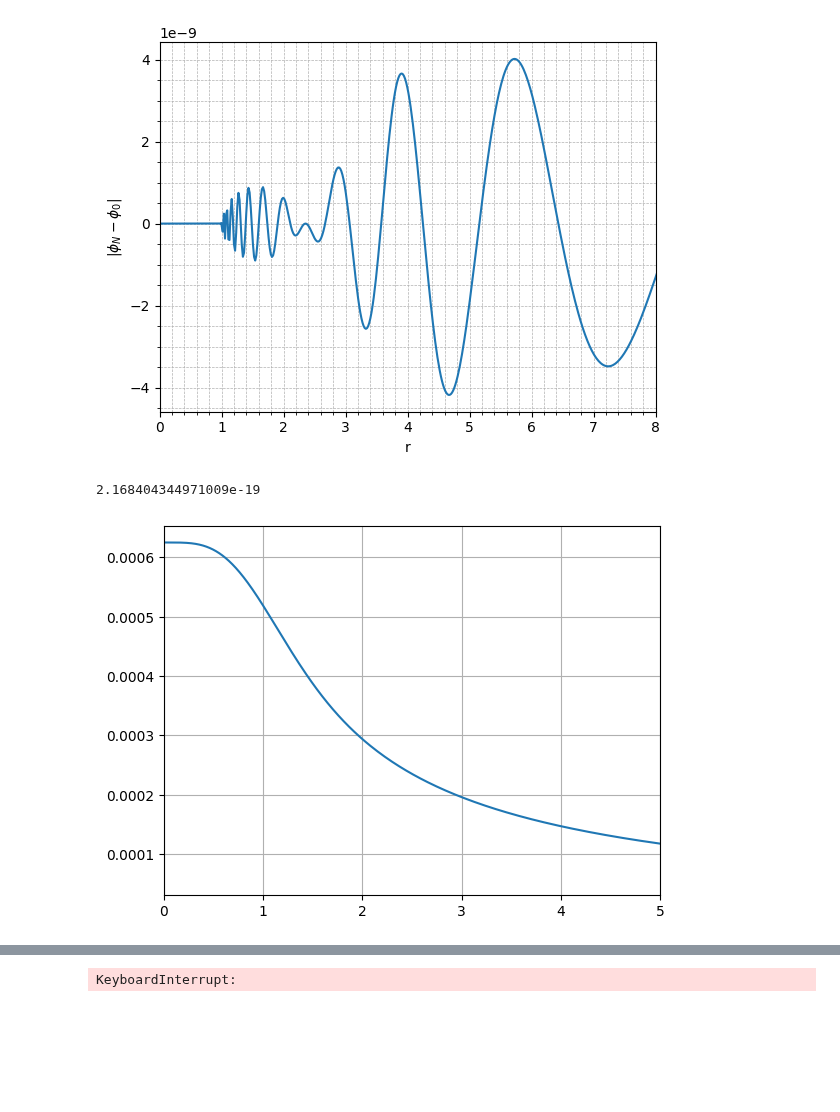
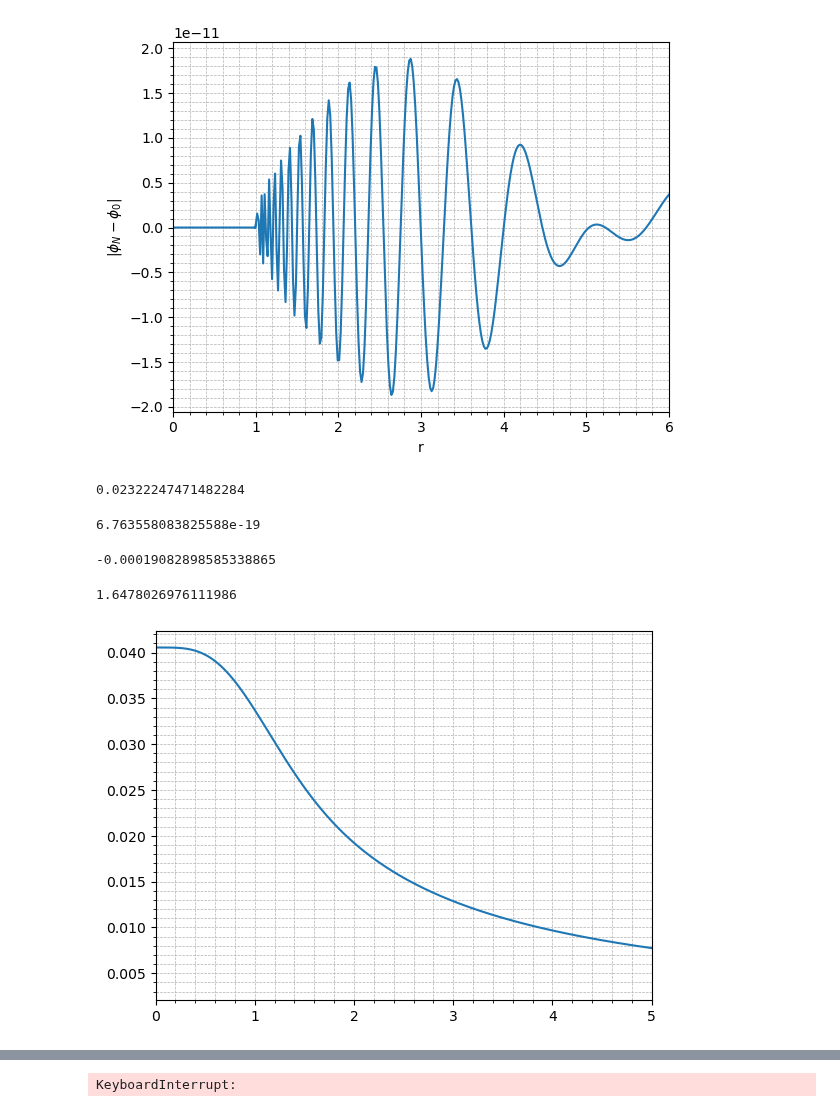
Before and after one commit to phmouras/Critical-Phenomena-in-gravitational-collapse-via-spectral-methods, a Jupyter notebook: MS_spherical_DD_construction.ipynb, the cells around one changed output, grey strips where cells are left out. Drawn from its saved outputs; the diff is of its cells as text; code cells hidden in the pictures; blank space fills up the shorter version.

```diff
--- a/MS_spherical_DD_construction.ipynb
+++ b/MS_spherical_DD_construction.ipynb
@@ -8,9 +6,9 @@ import math
 
 
 # Truncation ordem
-N1 = 30             # 1st domain [0, r0]
+N1 = 50             # 1st domain [0, r0]
 
-N2 = 30             # 2nd domain [r0, ∞)
+N2 = 50             # 2nd domain [r0, ∞)
 
 # Map parameter
 
@@ -216,7 +214,7 @@ for i in range(2, 2*N1+3):
   rTB1_r0[i] = 2*r01*rTB1_r0[i-1] + 2*TB1_r0[i-1] - rTB1_r0[i-2]
 #  rTB1_r0[i] = r0_col*colTB1_r0[i]
 
-rTB1_r0_pair = rTB1_r0[0:2*N1+1:2]     # Verified
+rTB1_r0_pair = rTB1_r0[0:2*N1+1:2]     # Verifi}ed
 
 #blargh0 = max(rTB1_r0_pair_tst)
 
@@ -274,7 +292,7 @@ R0 = 0
 
 sigma = 1
 
-A0 = 0.05
+A0 = 0.4       #  0.6  -> disperse ;  # 0.7 -> colapse
 
 #r = np.concatenate((r_short,[0,0]))
 
@@ -374,15 +420,19 @@ plt.show()
 # %%
 erro = Phi_init0 - Phiplot
 
 plt.plot(rplot, erro)
 plt.xlabel('r')
-plt.xlim(0,8)
+plt.xlim(0,6)
 plt.ylabel(r"$|\phi_N - \phi_0|$")
 plt.grid(which='both', linestyle='--', linewidth=0.5)
 plt.minorticks_on()
 plt.show()
 # %% [output]
-[figure, old version]
+[figure, new version]
+# %%
+0.02322247471482284
+# %% [output]
+0.02322247471482284
 # %%
 
 Pi_0 = np.zeros(N1+N2+2)
@@ -403,7 +453,7 @@ rSB1_init = 1/2*(rTB1[2:2*N1+2:2,:] + rTB1_pair[0:N1,:])
 SB1_r0 = 1/2*(TB1_r0[2:2*N1+2:2] - TB1_r0_pair[0:N1])
 rSB1_r0 = 1/2*(rTB1_r0[2:2*N1+2:2] - rTB1_r0_pair[0:N1])
 
-psi_cc = np.hstack((TB1_r0_pair, - SB2_r0))         # psi_1(r0) - psi_2(r0) => phi_1(r0) - phi_2(r0)
+rchi_cc = np.hstack((rTB1_r0_pair, - rSB2_r0))         # psi_1(r0) - psi_2(r0) => phi_1(r0) - phi_2(r0)
 
 SB1_1 = np.zeros((N1, N1+N2))
 SB1_1[:, 0:N1] = SB1_init
@@ -440,18 +490,20 @@ rSB1 = np.vstack((rSB1_1, rSB1_2))
 
 # Initial data for Chi
 c0 = np.zeros([N1+N2+2])     # guess value
-for i in range(N1+N2+2):
-  c0[i]  =   0.000
+
 
 Chi = np.dot(c0,psi)
 rChi = np.concatenate((np.dot(c0, rpsi),[0,0]))
 rrChi = np.concatenate((np.dot(c0, rrpsi),[0,0]))
 
+#chi_cc = np.hstack((Chi[0:N1], - Chi[N1:N2]))         # psi_1(r0) - psi_2(r0) => phi_1(r0) - phi_2(r0)
+#rchi_cc = np.hstack((rChi[0:N1]/blargh0, - rChi[N1:N2]/blargh0))
+
 V = 0
 
 coeforigin = np.concatenate([[0],-4*(-1)**(np.arange(1, N1+1))*np.arange(1, N1+1)**2/r0**2])
 
-tol = 1e-17
+tol = 1e-18
 n = 0
 nf = 50
 
@@ -461,14 +513,16 @@ while n <= nf:
   rChi = np.concatenate((np.dot(c0, rpsi),[0,0]))
   rrChi = np.concatenate((np.dot(c0, rrpsi),[0,0]))
   H0_0 = 4*rrChi[0] + 8*np.dot(coeforigin,c0[0:N1+1]) + 1/2*(rPhi[0])**2
-  H0_int=4*rChi[1:N1+N2]**2 + 4*rrChi[1:N1+N2]+ 8/r[1:N1+N2]*rChi[1:N1+N2] + 1/2*rPhi[1:N1+N2]**2;
-  H0 = np.hstack((H0_0, H0_int, np.dot(psi_cc,c0), np.dot(rpsi_cc,c0)))
+  H0_int = 4*rChi[1:N1+N2]**2 + 4*rrChi[1:N1+N2]+ 8/r[1:N1+N2]*rChi[1:N1+N2] + 1/2*rPhi[1:N1+N2]**2;
+  H0 = np.hstack((H0_0, H0_int, np.dot(psi_cc,c0), np.dot(rchi_cc,c0)))
   J1 = rChi[0:N1+N2]*rpsi
   JH_0 = 8*J1[:,0]+ 4*rrpsi[:,0] + 8*np.concatenate((coeforigin,np.zeros(N2+1)))
   JH_int = 8*J1[:,1:N1+N2] + 4*rrpsi[:,1:N1+N2] + 8/r[1:N1+N2]*rpsi[:,1:N1+N2]
-  JH = np.column_stack((JH_0, JH_int, psi_cc, rpsi_cc))
+  JH = np.column_stack((JH_0, JH_int, psi_cc, rchi_cc))
   inv_JH = np.linalg.inv(JH)
+#  delta = np.linalg.solve(JH, -H0)  # Note o sinal negativo: resolvemos JH * delta = -H0
   cnew = c0
+#  c0 = cnew + delta
   c0 = cnew - np.dot(H0, inv_JH)
   err = abs(c0 - cnew)
   if  max(err) <= tol:
@@ -479,13 +533,22 @@ while n <= nf:
 #out_c.write(' ' +' '.join(str('%.18f'%n) for n in c0)+'\n')
 #out_c.close()
 # %% [output]
-2.168404344971009e-19
+6.763558083825588e-19
+# %%
+c0[54]
+# %% [output]
+-0.00019082898585338865
+# %%
+1.6478026976111986207
+# %% [output]
+1.6478026976111986
 # %%
 Chiplot = np.dot(c0, psiplot)
 
 plt.plot(rplot,Chiplot)
 plt.xlim(0,5)
-plt.grid()
+plt.grid(which='both', linestyle='--', linewidth=0.5)
+plt.minorticks_on()
 plt.show()
 # %% [output]
-[figure, old version]
+[figure, new version]
```
Also changed, not shown: parts of 17 cells of this notebook.
